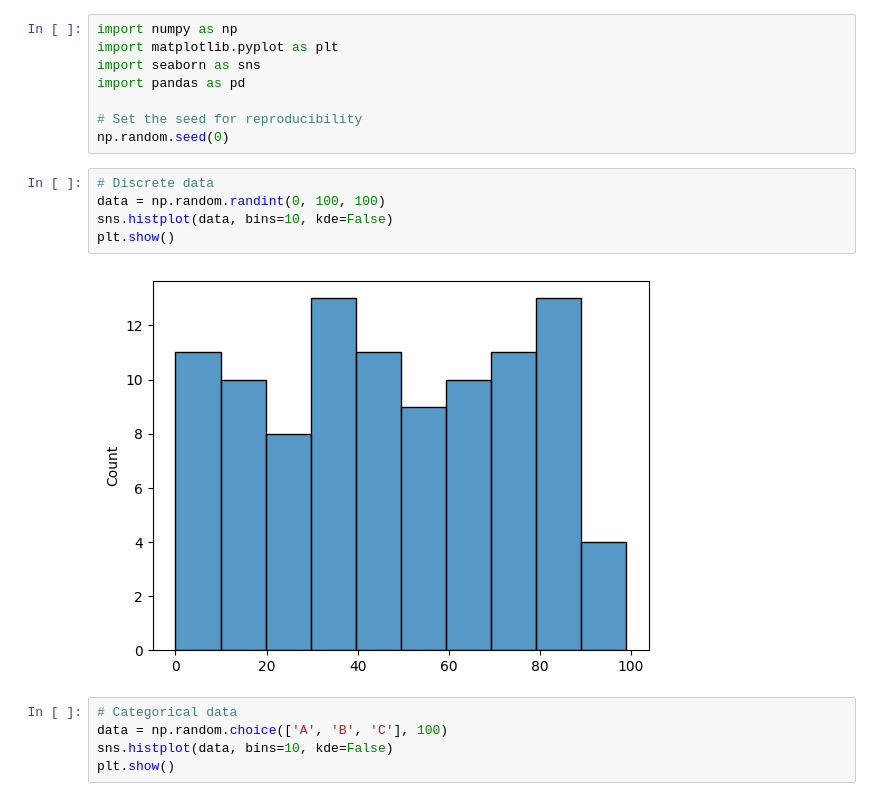
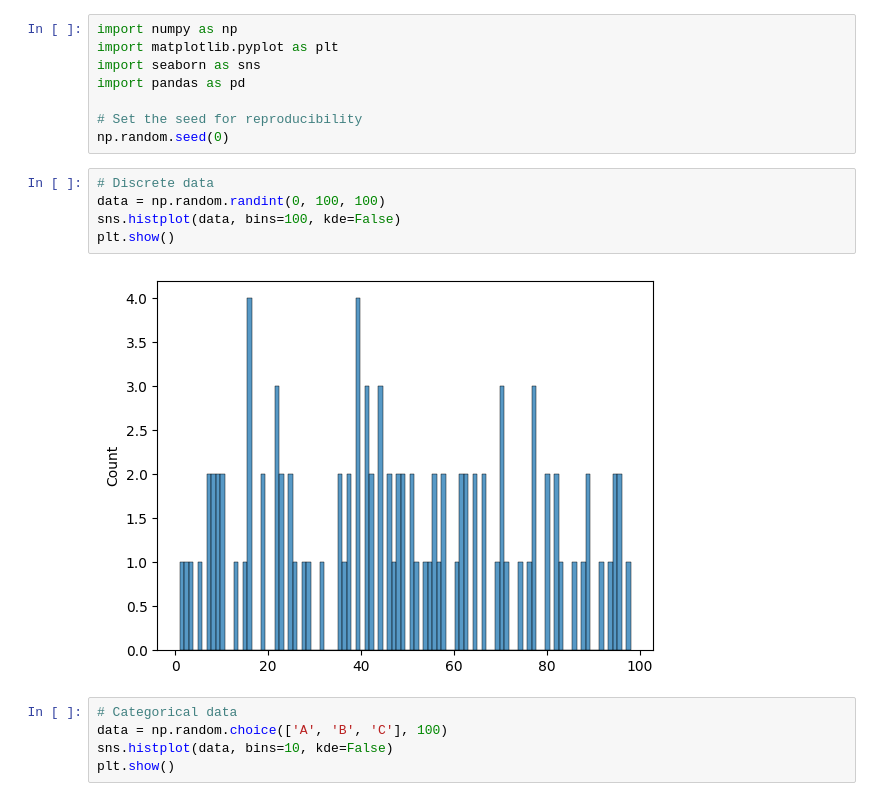
Before and after one commit to skills-cogrammar/C7-Lecture-Backpack, a Jupyter notebook: 3 - Data Science (DS)/Week 05/7 - Sunday (Repeat)/Lecture/visualization.ipynb, the cells around one changed output. Cells and saved outputs as stored; diff of their text form.

```diff
--- a/3 - Data Science (DS)/Week 05/7 - Sunday (Repeat)/Lecture/visualization.ipynb
+++ b/3 - Data Science (DS)/Week 05/7 - Sunday (Repeat)/Lecture/visualization.ipynb
@@ -11,10 +11,10 @@ np.random.seed(0)
 # %%
 # Discrete data
 data = np.random.randint(0, 100, 100)
-sns.histplot(data, bins=10, kde=False)
+sns.histplot(data, bins=100, kde=False)
 plt.show()
 # %% [output]
-[figure, old version]
+[figure, new version]
 # %%
 # Categorical data
 data = np.random.choice(['A', 'B', 'C'], 100)
```
Also changed, not shown: parts of 3 cells of this notebook, 2 other files.
